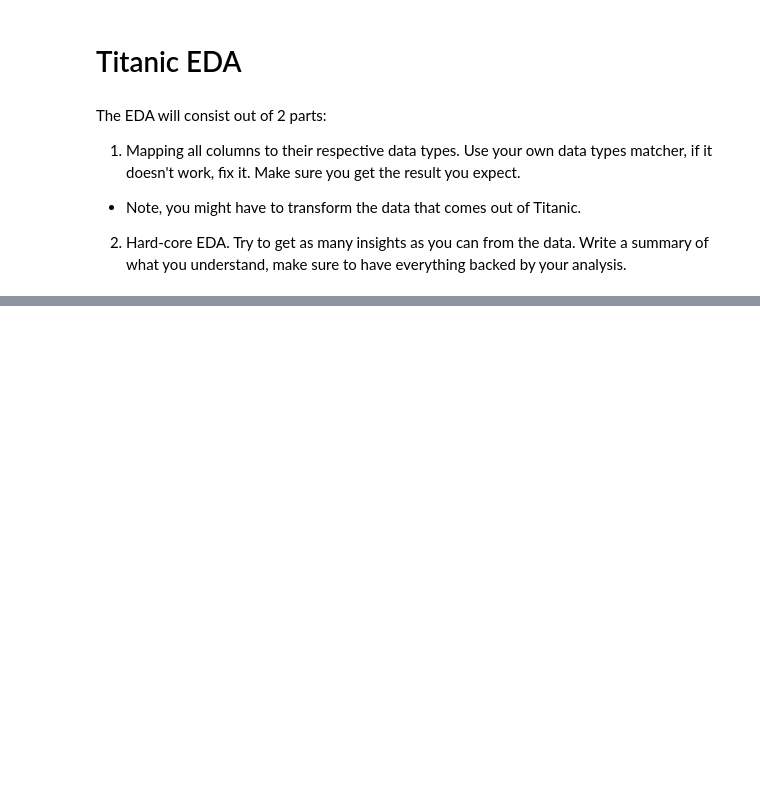
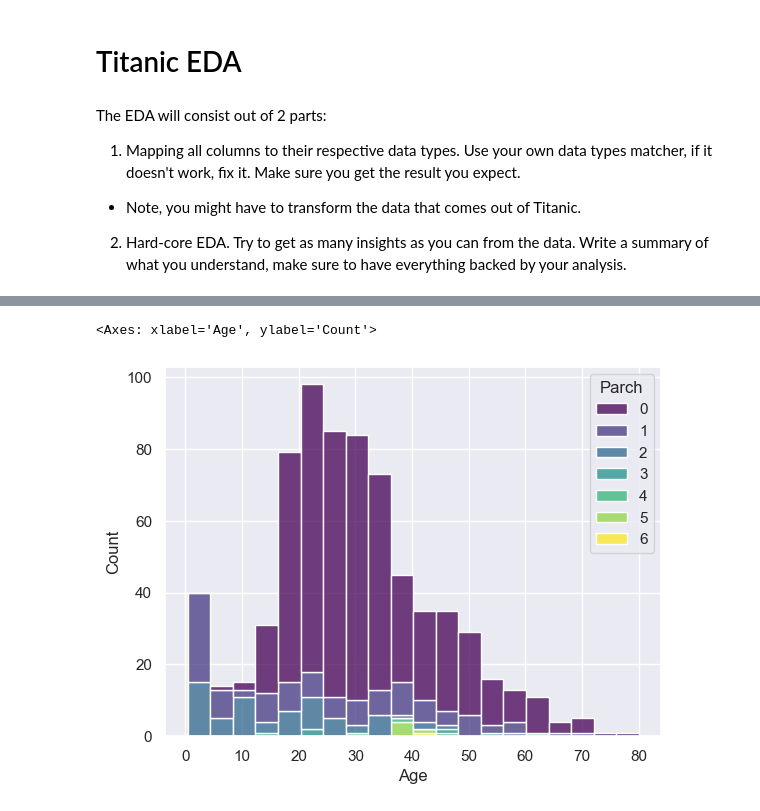
Before and after one commit to jordanriver/new_DS, a Jupyter notebook: Math/statistics/descriptive statisitcs.ipynb, the cells around one changed output, grey strips where cells are left out. Saved outputs shown, nothing was run; the diff lists cells and outputs as text; code cells hidden in the pictures; blank space fills up the shorter version.

```diff
--- a/Math/statistics/descriptive statisitcs.ipynb
+++ b/Math/statistics/descriptive statisitcs.ipynb
@@ -741,0 +935,8 @@ titanic_df = pd.read_csv(url)
+# %%
+df.replace([np.inf, -np.inf], np.nan, inplace=True)
+# %%
+# Plot 'parch' by 'age'
+sns.histplot(data=df, x='Age', hue='Parch', multiple='stack', bins=20, palette='viridis')
+# %% [output]
+<Axes: xlabel='Age', ylabel='Count'>
+[figure, added]
```
Also changed, not shown: parts of 23 cells of this notebook.
